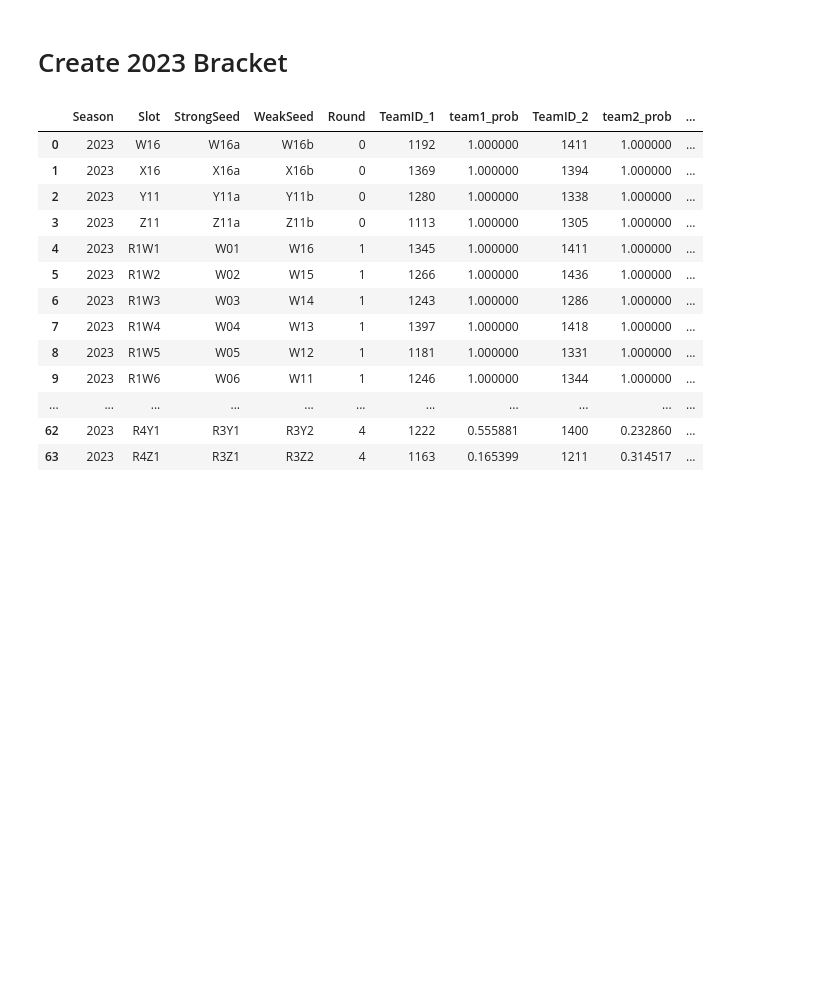
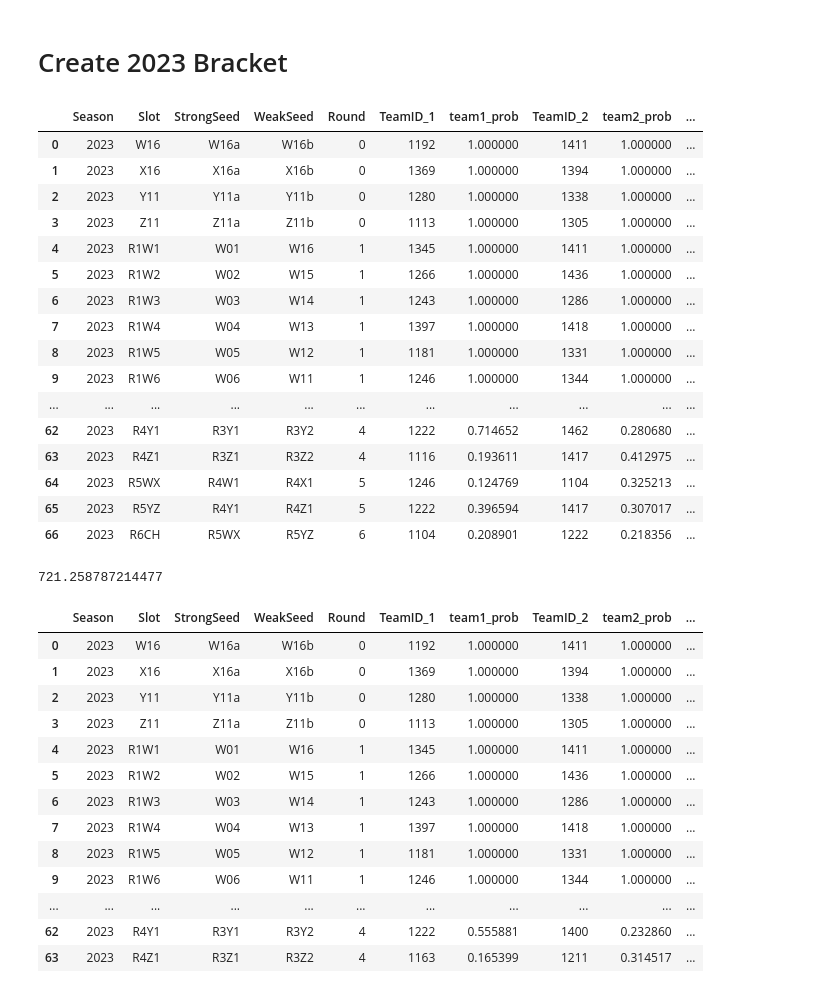
Before and after one commit to dylanfarrell/march-madness-bracket-prediction, a Jupyter notebook: bracket_maker.ipynb, the cells around one changed output. Drawn from its saved outputs; the diff is of its cells as text; code cells hidden in the pictures; blank space fills up the shorter version.

```diff
--- a/bracket_maker.ipynb
+++ b/bracket_maker.ipynb
@@ -40,11 +40,15 @@ Index(['Season', 'TeamID_1', 'TeamID_2', 'Seed_1', 'Seed_2',
        'diff_ff_car', 'diff_champ_car', 'diff_returning_min_pct',
        'diff_returning_score_pct', 'diff_preseason_pts'],
       dtype='object')
+# %%
+reg_model_pipeline = joblib.load('models/2023/xgb_pipeline_reg_test_v01.joblib')
 # %%
-model_pipeline = joblib.load('models/2023/xgb_pipeline_vf.joblib')
+model_pipeline = joblib.load('models/2023/xgb_pipeline_test_v01.joblib')
 # X = pred_df[[x for x in pred_df.columns if x != 't1_score_diff']]
 # y = pred_df['t1_score_diff'].map(lambda x: int(x>0))
 # model_pipeline.score(X,y)
+# %%
+pred_df['pred_score_diff'] = reg_model_pipeline.predict(pred_df)
 # %%
 pred_df[['team2_win_prob','team1_win_prob']] = model_pipeline.predict_proba(pred_df)
 # %%
@@ -313,6 +319,31 @@ KeyError: 2020
 # %%
 bracket_2023 = Bracket(2023,seeds,slots,teams,pred_df)
 bracket_2023.fill_bracket('model_winner')
+# %%
+pd.set_option('display.max_rows', None)
+bracket_2023.bracket
+# %% [output]
+|  | Season | Slot | StrongSeed | WeakSeed | Round | TeamID_1 | team1_prob | TeamID_2 | team2_prob | ... |
+| 0 | 2023 | W16 | W16a | W16b | 0 | 1192 | 1.000000 | 1411 | 1.000000 | ... |
+| 1 | 2023 | X16 | X16a | X16b | 0 | 1369 | 1.000000 | 1394 | 1.000000 | ... |
+| 2 | 2023 | Y11 | Y11a | Y11b | 0 | 1280 | 1.000000 | 1338 | 1.000000 | ... |
+| 3 | 2023 | Z11 | Z11a | Z11b | 0 | 1113 | 1.000000 | 1305 | 1.000000 | ... |
+| 4 | 2023 | R1W1 | W01 | W16 | 1 | 1345 | 1.000000 | 1411 | 1.000000 | ... |
+| 5 | 2023 | R1W2 | W02 | W15 | 1 | 1266 | 1.000000 | 1436 | 1.000000 | ... |
+| 6 | 2023 | R1W3 | W03 | W14 | 1 | 1243 | 1.000000 | 1286 | 1.000000 | ... |
+| 7 | 2023 | R1W4 | W04 | W13 | 1 | 1397 | 1.000000 | 1418 | 1.000000 | ... |
+| 8 | 2023 | R1W5 | W05 | W12 | 1 | 1181 | 1.000000 | 1331 | 1.000000 | ... |
+| 9 | 2023 | R1W6 | W06 | W11 | 1 | 1246 | 1.000000 | 1344 | 1.000000 | ... |
+| ... | ... | ... | ... | ... | ... | ... | ... | ... | ... | ... |
+| 62 | 2023 | R4Y1 | R3Y1 | R3Y2 | 4 | 1222 | 0.714652 | 1462 | 0.280680 | ... |
+| 63 | 2023 | R4Z1 | R3Z1 | R3Z2 | 4 | 1116 | 0.193611 | 1417 | 0.412975 | ... |
+| 64 | 2023 | R5WX | R4W1 | R4X1 | 5 | 1246 | 0.124769 | 1104 | 0.325213 | ... |
+| 65 | 2023 | R5YZ | R4Y1 | R4Z1 | 5 | 1222 | 0.396594 | 1417 | 0.307017 | ... |
+| 66 | 2023 | R6CH | R5WX | R5YZ | 6 | 1104 | 0.208901 | 1222 | 0.218356 | ... |
+# %%
+bracket_2023.bracket['expected_pts'].sum()
+# %% [output]
+721.258787214477
 # %%
 # Look at bracket
 bracket_2023.bracket
```
Also changed, not shown: parts of 1 cell of this notebook, 4 other files.
